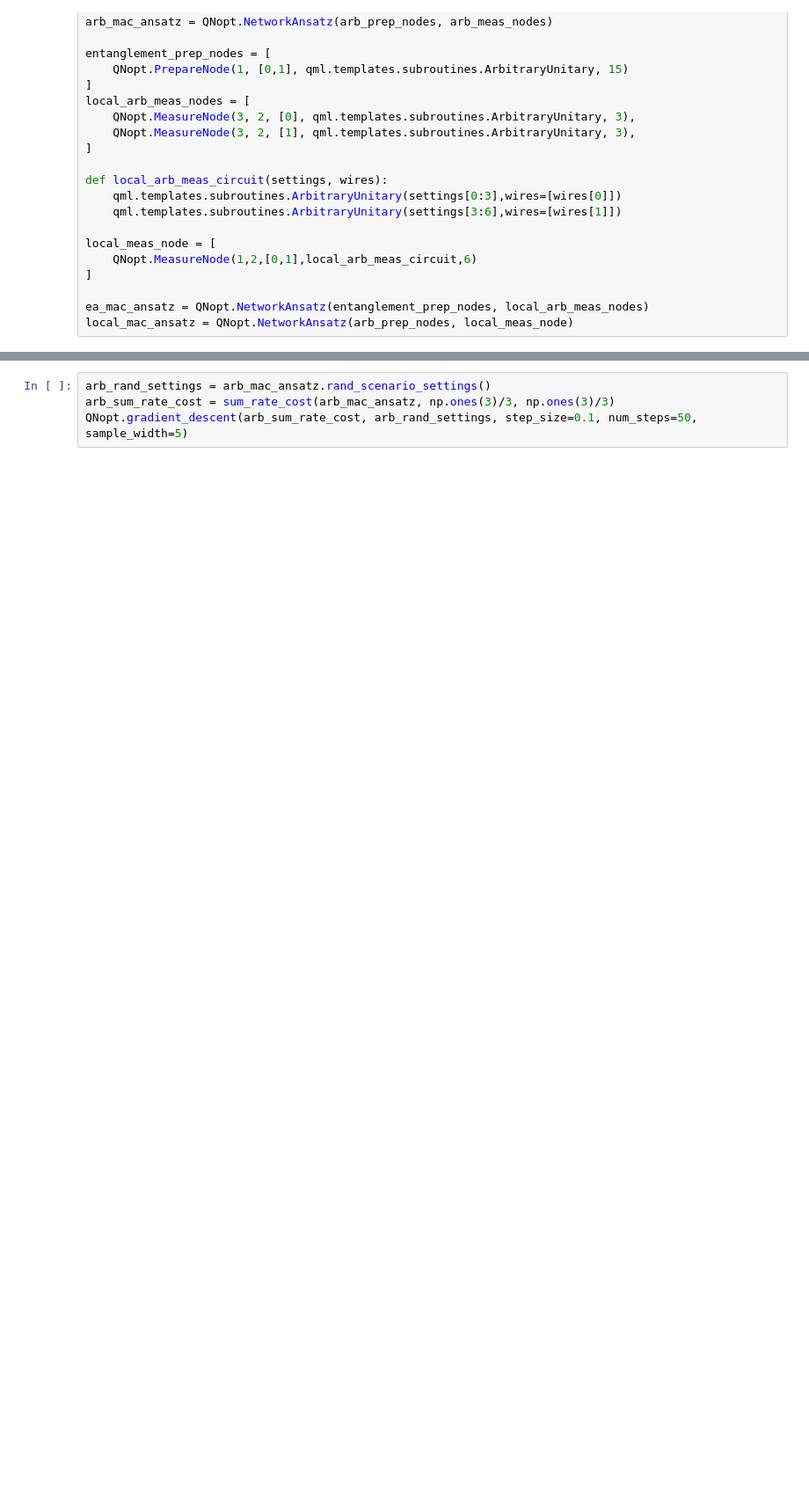
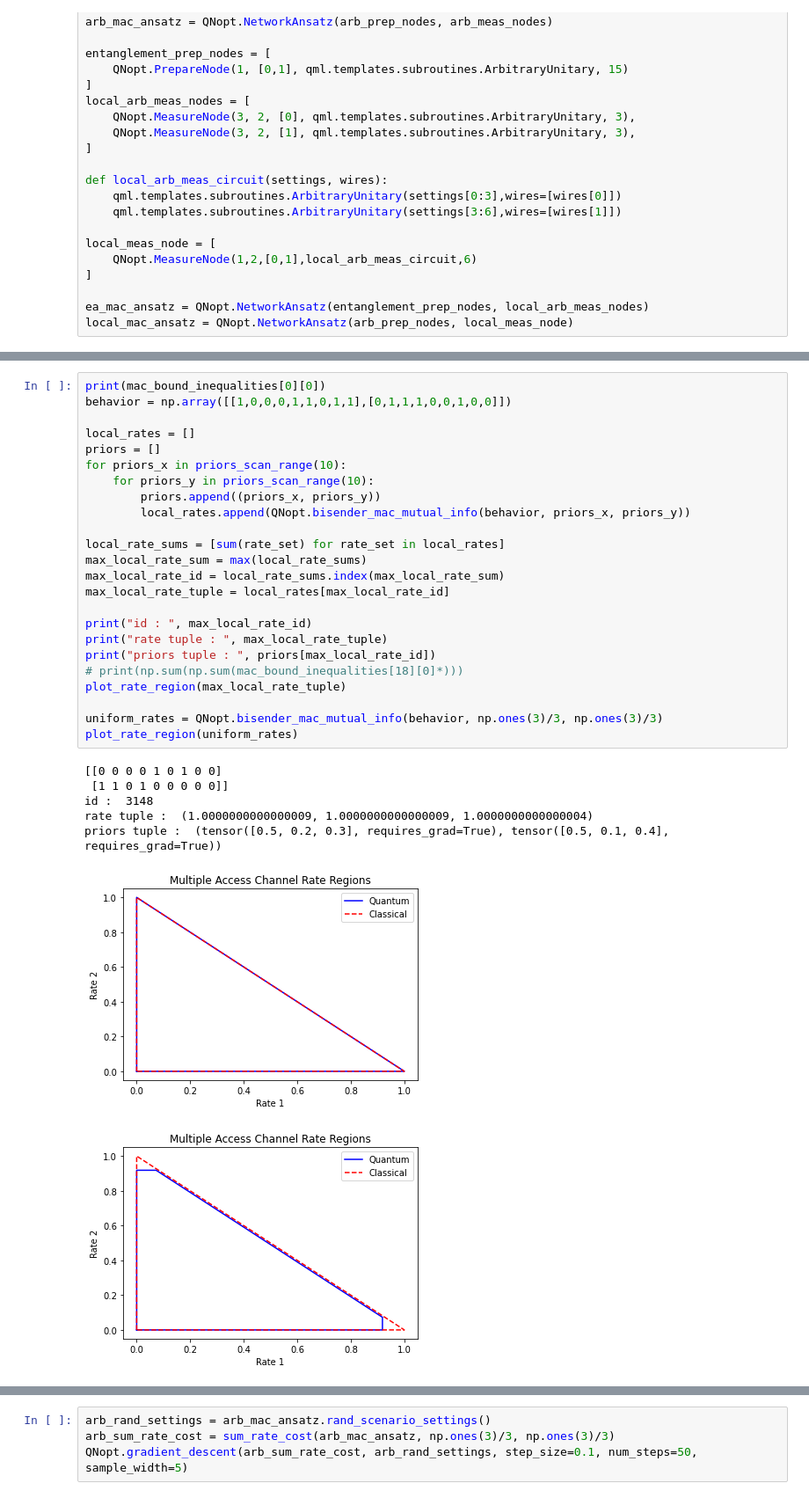
Before and after one commit to ChitambarLab/qNetVO, a Jupyter notebook: notebook/mac_optimizations/bisender_quantum_nonlocality_and_capacity.ipynb, the cells around one changed output, grey strips where cells are left out. Shown at 88% size. Drawn from its saved outputs; the diff is of its cells as text; blank space fills up the shorter version.

```diff
--- a/notebook/mac_optimizations/bisender_quantum_nonlocality_and_capacity.ipynb
+++ b/notebook/mac_optimizations/bisender_quantum_nonlocality_and_capacity.ipynb
@@ -128,0 +150,32 @@ priors tuple :  (tensor([0.2, 0.4, 0.4], requires_grad=True), tensor([0. , 0.4,
+# %%
+print(mac_bound_inequalities[0][0])
+behavior = np.array([[1,0,0,0,1,1,0,1,1],[0,1,1,1,0,0,1,0,0]])
+
+local_rates = []
+priors = []
+for priors_x in priors_scan_range(10):
+    for priors_y in priors_scan_range(10):
+        priors.append((priors_x, priors_y))
+        local_rates.append(QNopt.bisender_mac_mutual_info(behavior, priors_x, priors_y))
+
+local_rate_sums = [sum(rate_set) for rate_set in local_rates]
+max_local_rate_sum = max(local_rate_sums)
+max_local_rate_id = local_rate_sums.index(max_local_rate_sum)
+max_local_rate_tuple = local_rates[max_local_rate_id]
+
+print("id : ", max_local_rate_id)
+print("rate tuple : ", max_local_rate_tuple)
+print("priors tuple : ", priors[max_local_rate_id])
+# print(np.sum(np.sum(mac_bound_inequalities[18][0]*)))
+plot_rate_region(max_local_rate_tuple)
+
+uniform_rates = QNopt.bisender_mac_mutual_info(behavior, np.ones(3)/3, np.ones(3)/3)
+plot_rate_region(uniform_rates)
+# %% [output]
+[[0 0 0 0 1 0 1 0 0]
+ [1 1 0 1 0 0 0 0 0]]
+id :  3148
+rate tuple :  (1.0000000000000009, 1.0000000000000009, 1.0000000000000004)
+priors tuple :  (tensor([0.5, 0.2, 0.3], requires_grad=True), tensor([0.5, 0.1, 0.4], requires_grad=True))
+[figure, added]
+[figure, added]
```
Also changed, not shown: parts of 9 cells of this notebook, 2 other files.
